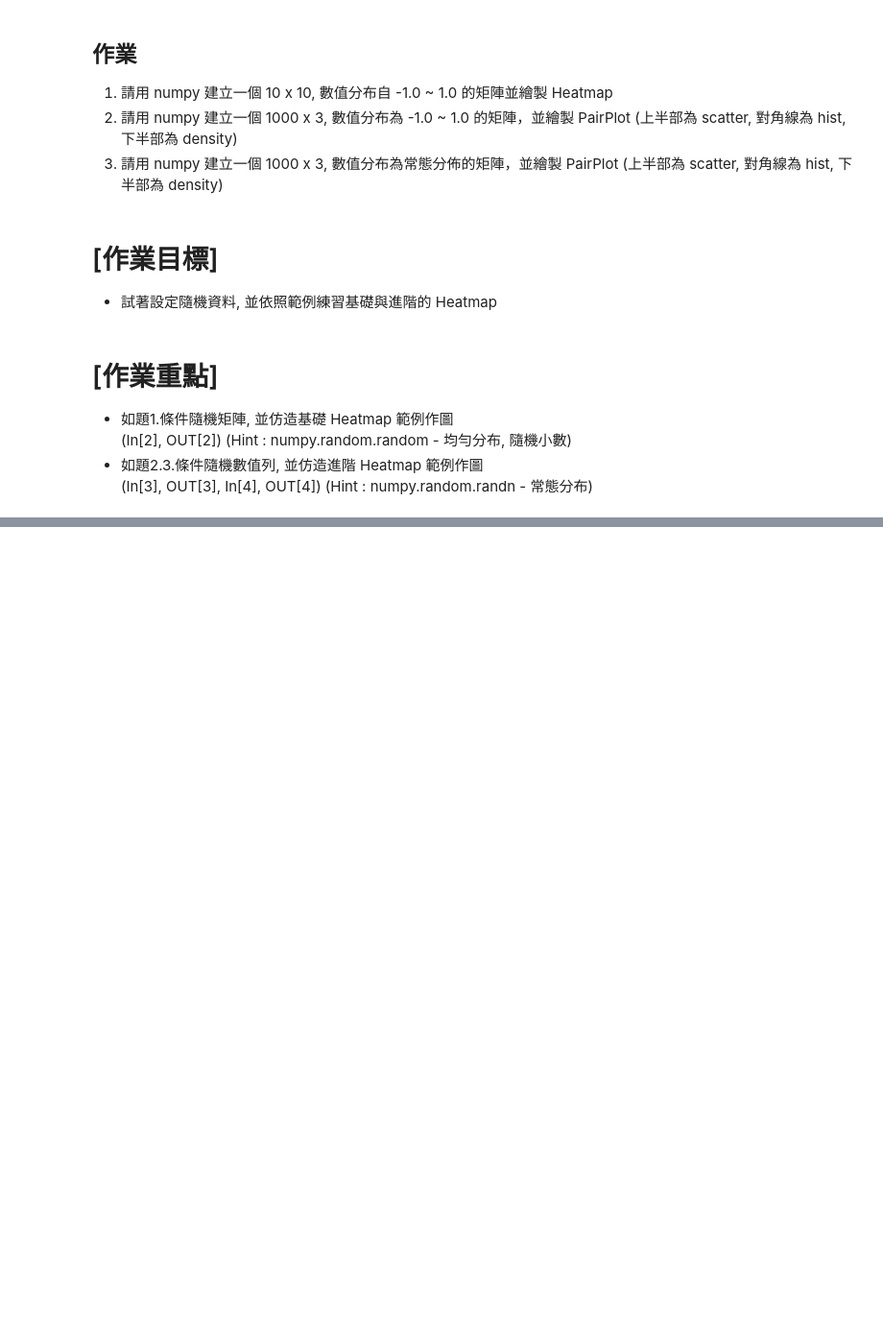
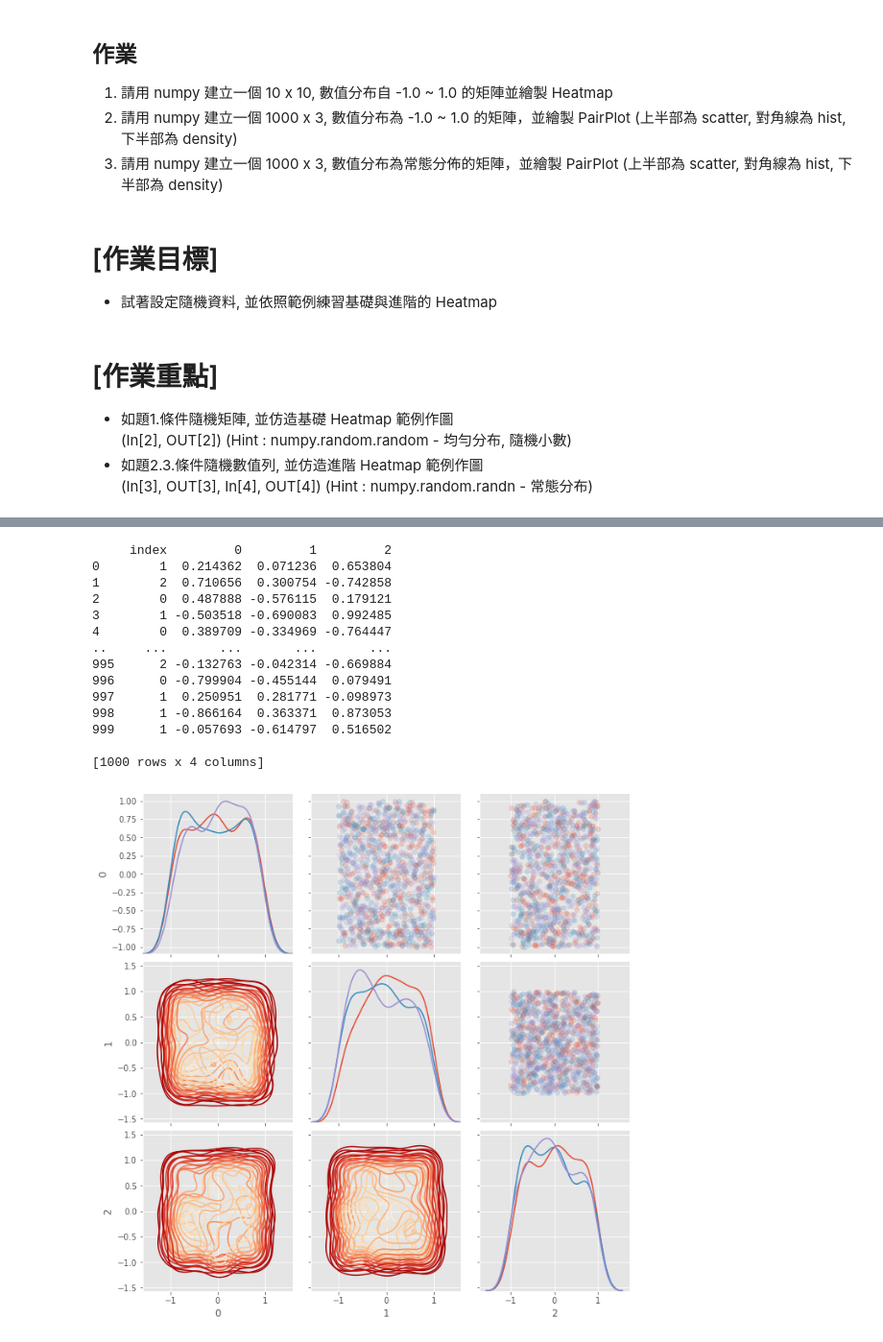
Before and after one commit to riven8567/5nd-ML100Days, a Jupyter notebook: Day_020_HW.ipynb, the cells around one changed output, grey strips where cells are left out. Shown at 96% size. Drawn from its saved outputs; the diff is of its cells as text; code cells hidden in the pictures; blank space fills up the shorter version.

```diff
--- a/Day_020_HW.ipynb
+++ b/Day_020_HW.ipynb
@@ -45,27 +42,44 @@ plt.show()
 # %%
 nrow = 1000
 ncol = 3
 """
 Your Code Here
 """
-matrix =
+matrix = (np.random.random((1000,3)) - 0.5)*2
 
 # 隨機給予 0, 1, 2 三種標籤
 indice = np.random.choice([0,1,2], size=nrow)
 plot_data = pd.DataFrame(matrix, indice).reset_index()
+print(plot_data)
 
 # 繪製 seborn 進階 Heatmap
 grid = sns.PairGrid(data = plot_data, size = 3, diag_sharey=False,
                     hue = 'index', vars = [x for x in list(plot_data.columns) if x != 'index'])
 """
 Your Code Here
 Please replace "..." to correct plot function
 """
-grid.map_upper(... , alpha = 0.2)
-grid.map_diag(... )
-grid.map_lower(... , cmap = plt.cm.OrRd_r)
+grid.map_upper(plt.scatter , alpha = 0.2)
+grid.map_diag(sns.kdeplot)
+grid.map_lower(sns.kdeplot , cmap = plt.cm.OrRd_r)
 
 plt.show()
+# %% [output]
+     index         0         1         2
+0        1  0.214362  0.071236  0.653804
+1        2  0.710656  0.300754 -0.742858
+2        0  0.487888 -0.576115  0.179121
+3        1 -0.503518 -0.690083  0.992485
+4        0  0.389709 -0.334969 -0.764447
+..     ...       ...       ...       ...
+995      2 -0.132763 -0.042314 -0.669884
+996      0 -0.799904 -0.455144  0.079491
+997      1  0.250951  0.281771 -0.098973
+998      1 -0.866164  0.363371  0.873053
+999      1 -0.057693 -0.614797  0.516502
+
+[1000 rows x 4 columns]
+[figure, added]
 # %%
 nrow = 1000
 ncol = 3
```
Also changed, not shown: parts of 3 cells of this notebook.
